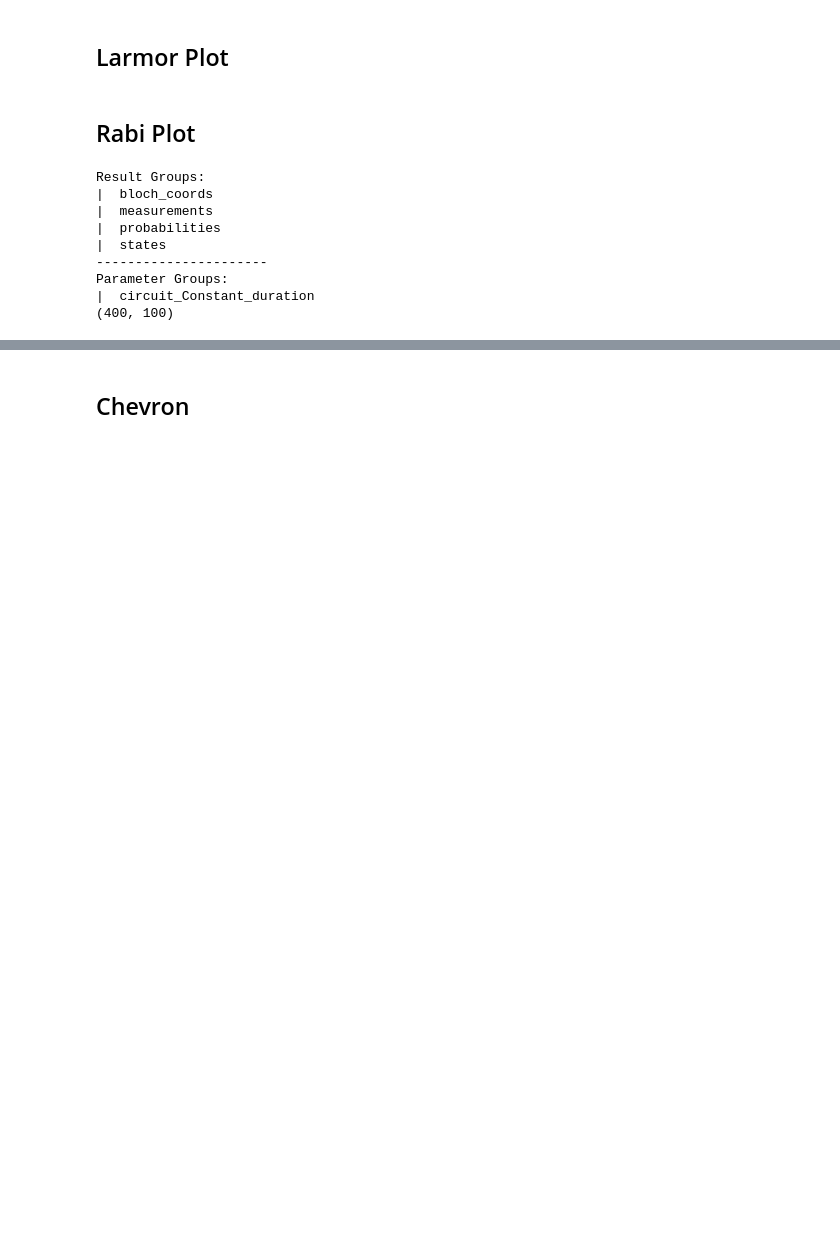
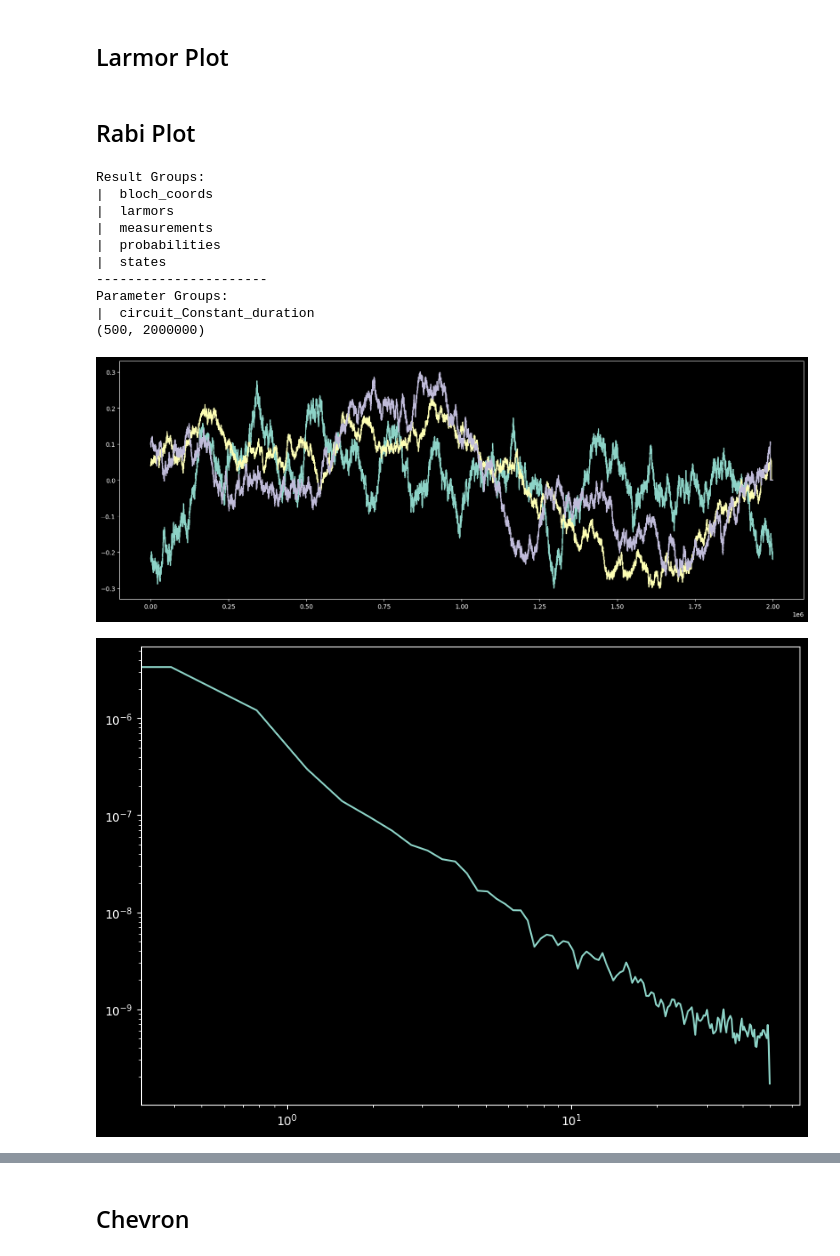
Before and after one commit to Slippery-Chickenz/qipQubitSimTools, a Jupyter notebook: examples/example.ipynb, the cells around one changed output, grey strips where cells are left out. Drawn from its saved outputs; the diff is of its cells as text; code cells hidden in the pictures; blank space fills up the shorter version.

```diff
--- a/examples/example.ipynb
+++ b/examples/example.ipynb
@@ -385,22 +386,49 @@ z_coords = np.average(np.array(results["bloch_coords"]["z_coords"]), 1)
 
 durations = np.array(parameters["circuit_Constant_duration"])
 probabilities = np.average(np.array(results["probabilities"]), 1)#[:,0])
-probabilities = np.array(results["probabilities"][:,0])
+#probabilities = np.array(results["probabilities"][:,0])
 measurements = np.array(results["measurements"])
-
-print(measurements.shape)
+larmors = np.array(results["larmors"])
+print(larmors.shape)
 
 measurement_probabilities = np.average(measurements, 1)
 # %% [output]
 Result Groups:
 |  bloch_coords
+|  larmors
 |  measurements
 |  probabilities
 |  states
 ----------------------
 Parameter Groups:
 |  circuit_Constant_duration
-(400, 100)
+(500, 2000000)
+# %%
+
+plt.figure(figsize=(20, 7))
+# for i, vals in enumerate(larmors):
+    # plt.plot(vals + 0.6 * i)
+plt.plot(larmors[-1])
+plt.plot(larmors[-2])
+plt.plot(larmors[-3])
+plt.show()
+
+(freqs, S) = scipy.signal.welch(larmors[0],
+                            1/0.01,
+                            window="hann",
+                            nperseg=2**8,
+                            scaling="density",
+                            return_onesided=True)
+
+
+plt.figure(figsize=(10, 7))
+plt.loglog(freqs, S)
+#plt.loglog(np.fft.rfftfreq(len(larmors[-1]), 0.01), np.abs(np.fft.rfft(larmors[-1])))
+#plt.ylim(10**-4, 10**6)
+plt.show()
+# %% [output]
+[figure, added]
+[figure, added]
 # %%
 fig, axes = plt.subplots(nrows = 2, ncols = 1, layout = "tight", sharex = True, figsize = (20, 10))
 
```
Also changed, not shown: parts of 3 cells of this notebook, 18 other files.
